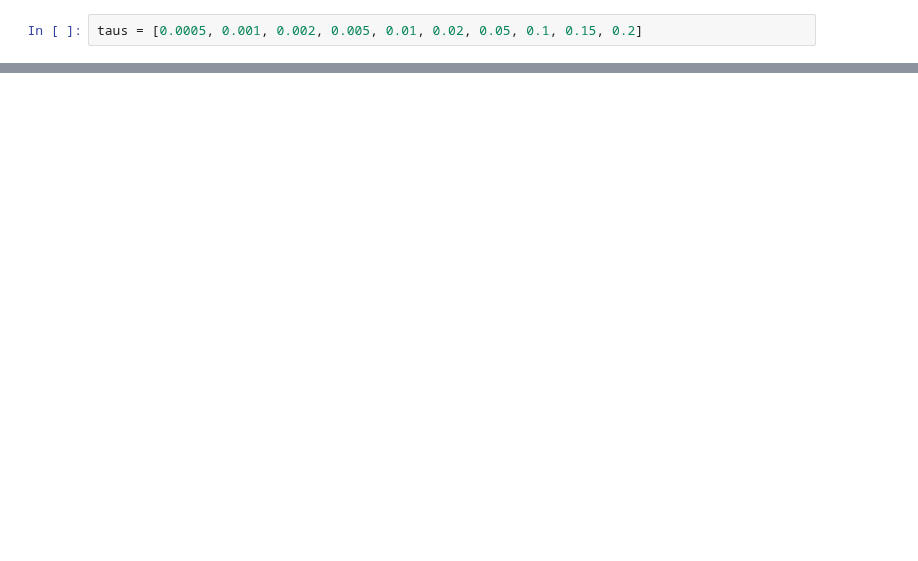
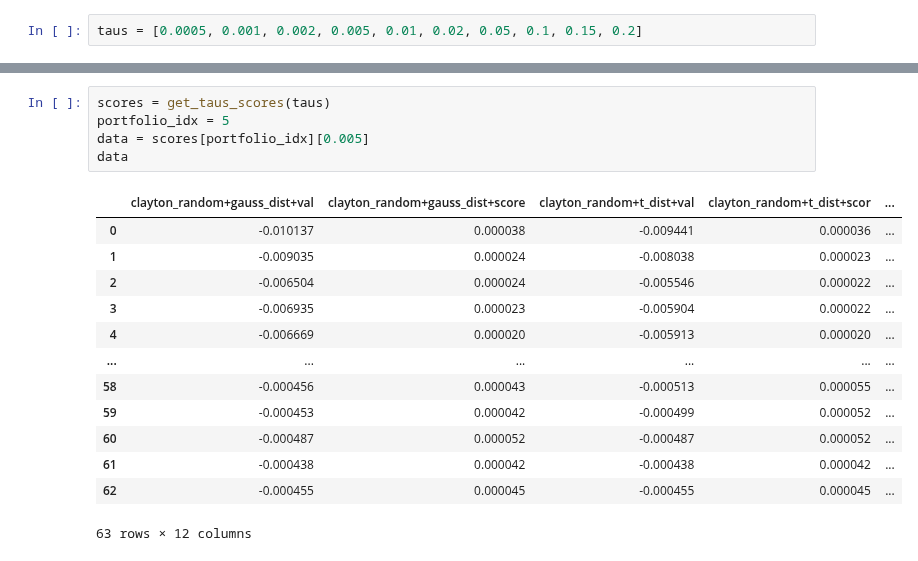
Before and after one commit to mkowalewski1282/portfolio_analysis, a Jupyter notebook: validation_analysis.ipynb, the cells around one changed output, grey strips where cells are left out. Saved outputs shown, nothing was run; the diff lists cells and outputs as text; blank space fills up the shorter version.

```diff
--- a/validation_analysis.ipynb
+++ b/validation_analysis.ipynb
@@ -175,0 +86,19 @@ for model_idx in range(12):
+# %%
+scores = get_taus_scores(taus)
+portfolio_idx = 5
+data = scores[portfolio_idx][0.005]
+data
+# %% [output]
+|  | clayton_random+gauss_dist+val | clayton_random+gauss_dist+score | clayton_random+t_dist+val | clayton_random+t_dist+scor | ... |
+| 0 | -0.010137 | 0.000038 | -0.009441 | 0.000036 | ... |
+| 1 | -0.009035 | 0.000024 | -0.008038 | 0.000023 | ... |
+| 2 | -0.006504 | 0.000024 | -0.005546 | 0.000022 | ... |
+| 3 | -0.006935 | 0.000023 | -0.005904 | 0.000022 | ... |
+| 4 | -0.006669 | 0.000020 | -0.005913 | 0.000020 | ... |
+| ... | ... | ... | ... | ... | ... |
+| 58 | -0.000456 | 0.000043 | -0.000513 | 0.000055 | ... |
+| 59 | -0.000453 | 0.000042 | -0.000499 | 0.000052 | ... |
+| 60 | -0.000487 | 0.000052 | -0.000487 | 0.000052 | ... |
+| 61 | -0.000438 | 0.000042 | -0.000438 | 0.000042 | ... |
+| 62 | -0.000455 | 0.000045 | -0.000455 | 0.000045 | ... |
+63 rows × 12 columns
```
Also changed, not shown: parts of 14 cells of this notebook.
